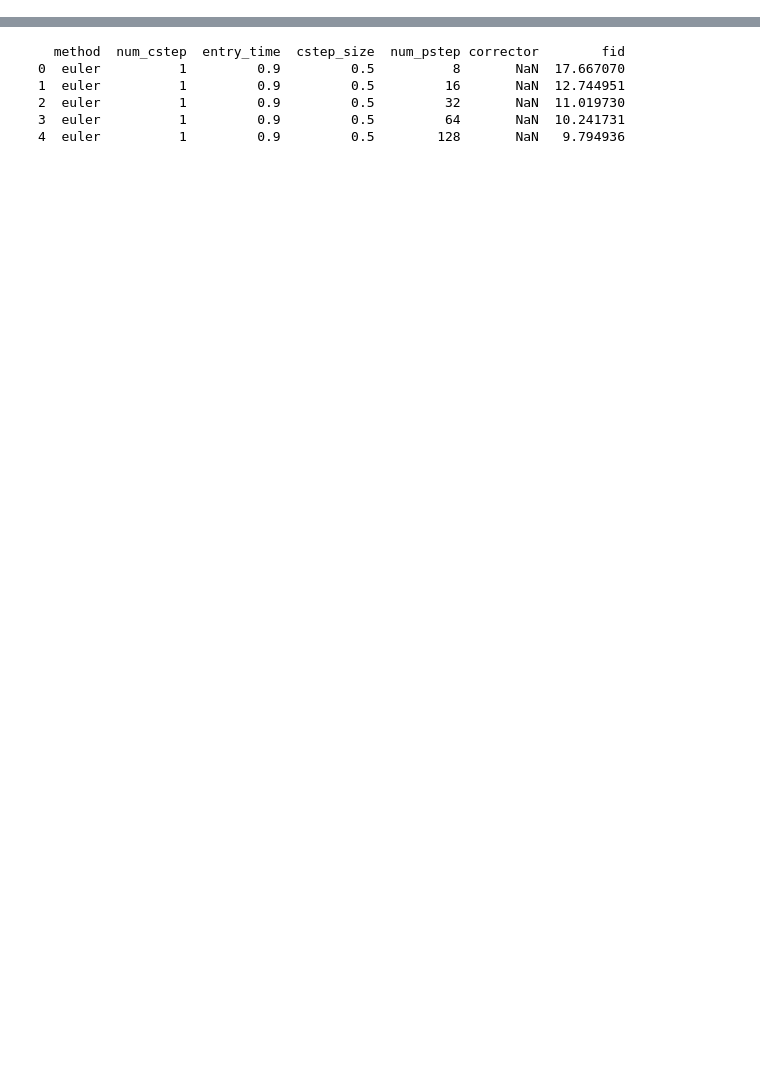
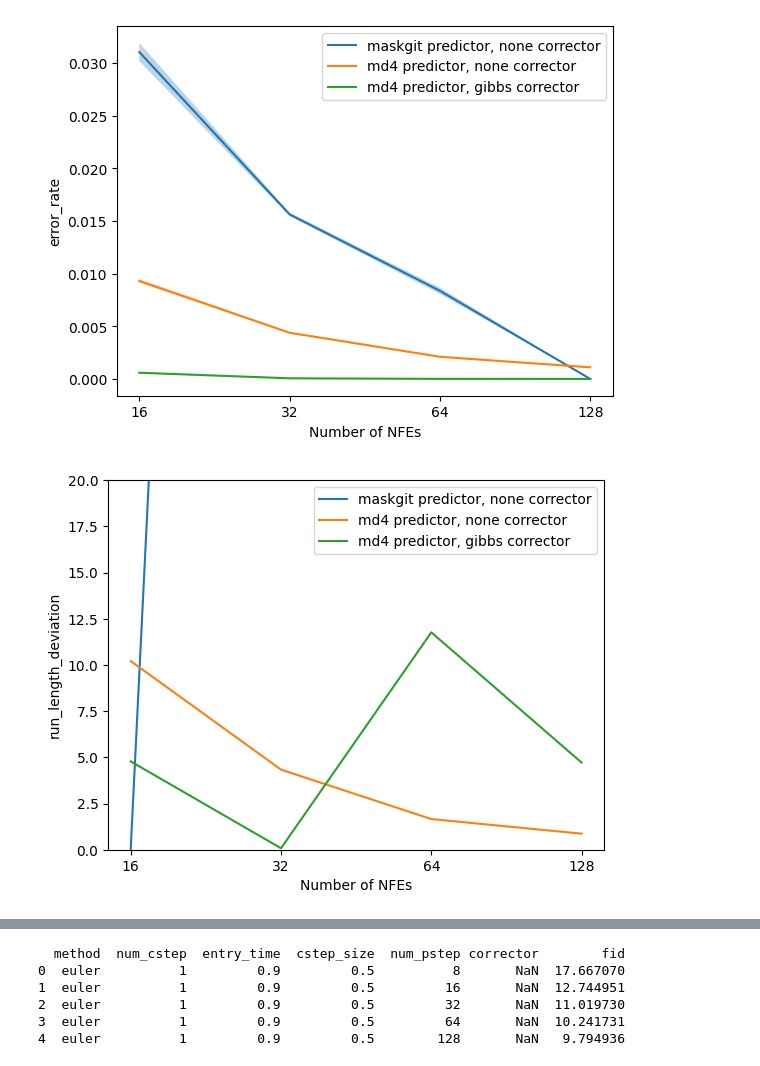
Before and after one commit to matthew9671/maskgit-jax, a Jupyter notebook: make_plots.ipynb, the cells around one changed output, grey strips where cells are left out. Cells and saved outputs as stored; diff of their text form; code cells hidden in the pictures; blank space fills up the shorter version.

```diff
--- a/make_plots.ipynb
+++ b/make_plots.ipynb
@@ -4,0 +23,5 @@ import matplotlib.ticker as ticker
+# %%
+df = pd.read_csv('mc_4states_p=0.9_1_27.csv')
+df = df.fillna(value="none")
+print(df.head())
+df_full = df
@@ -4,0 +49,12 @@ import matplotlib.ticker as ticker
+# %%
+# Our two metrics are error_rate and avg_run_length
+# We want to average metrics over the seed column, remove the seed column, and add the standard deviation columns for avg_run_length and error_rate
+df_full
+
+# The columns we want to group by are all columns except for the seed column and the two metrics columns
+columns_to_group = [col for col in df_full.columns if col not in ['seed', 'error_rate', 'avg_run_length']]
+df_full = df_full.groupby(columns_to_group).agg({'error_rate': ['mean', 'std'], 'avg_run_length': ['mean', 'std']}).reset_index()
+df_full.columns = ['_'.join(filter(None, col)) for col in df_full.columns]
+# %%
+df = df_full
+df[(df["predictor_type"] == 'md4') & (df["corrector_type"] == 'none')]
@@ -4,0 +146,24 @@ import matplotlib.ticker as ticker
+# %%
+# Filter by corrector and nfe
+df = df_full
+df["run_length_deviation"] = (df["avg_run_length_mean"] - 10) ** 2
+df["weighted_score"] = df["run_length_deviation"] / 1000 + df["error_rate_mean"]
+
+forward_process = "CosineSchedule"
+# forward_process = "LinearSchedule"
+metric = "error_rate_mean"
+# metric = "run_length_err"
+# metric = "weighted_score"
+
+anneal_temperature = True
+
+df = df[(df['forward_process'] == forward_process)
+        & (df['corrector_type'] != 'gibbs_argmax')
+        # & (df['anneal_temperature'] == anneal_temperature)
+]
+
+best = plot_metric(df, metric)
+display(best)
+# %% [output]
+[figure, added]
+[figure, added]
```
Also changed, not shown: parts of 13 cells of this notebook.
